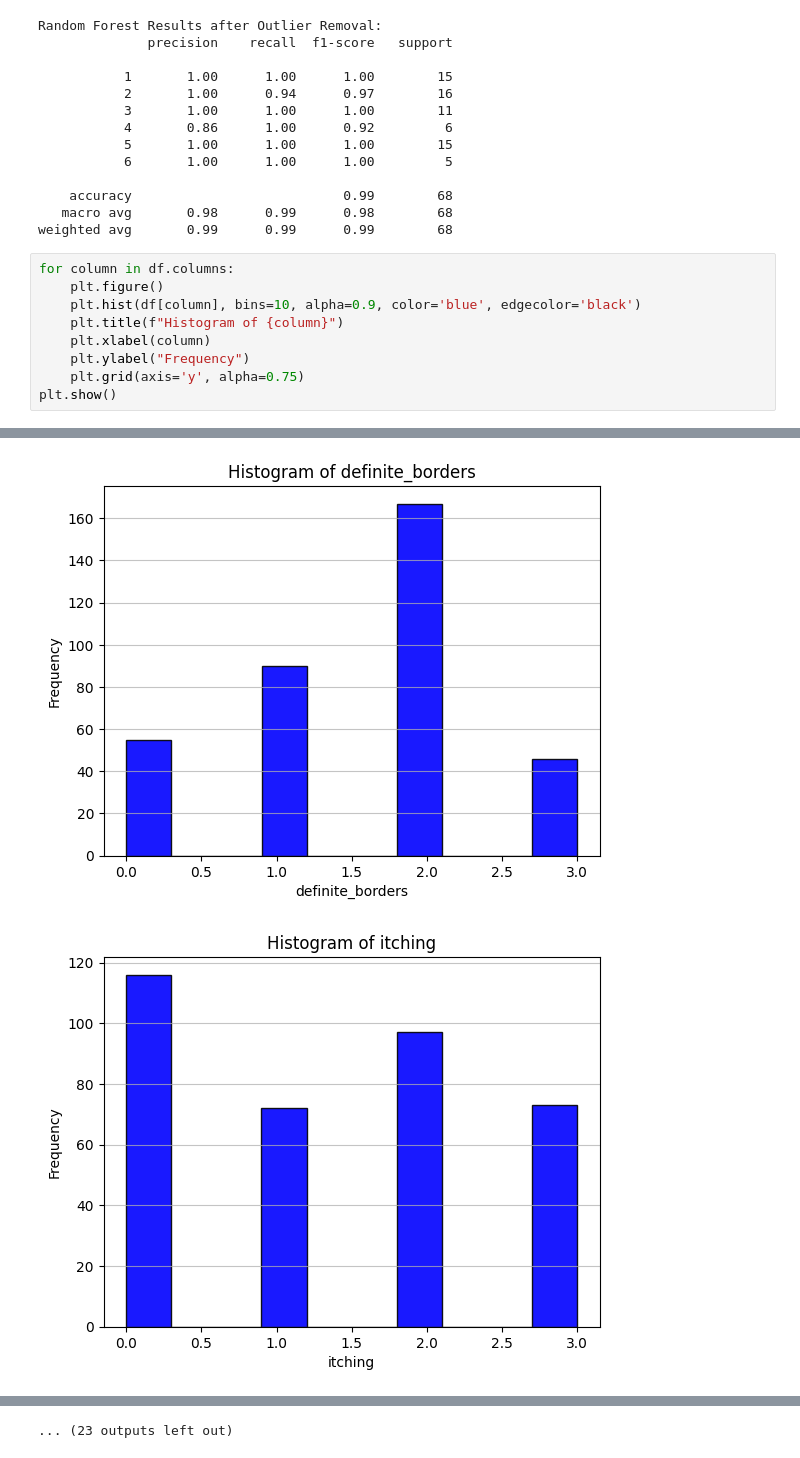
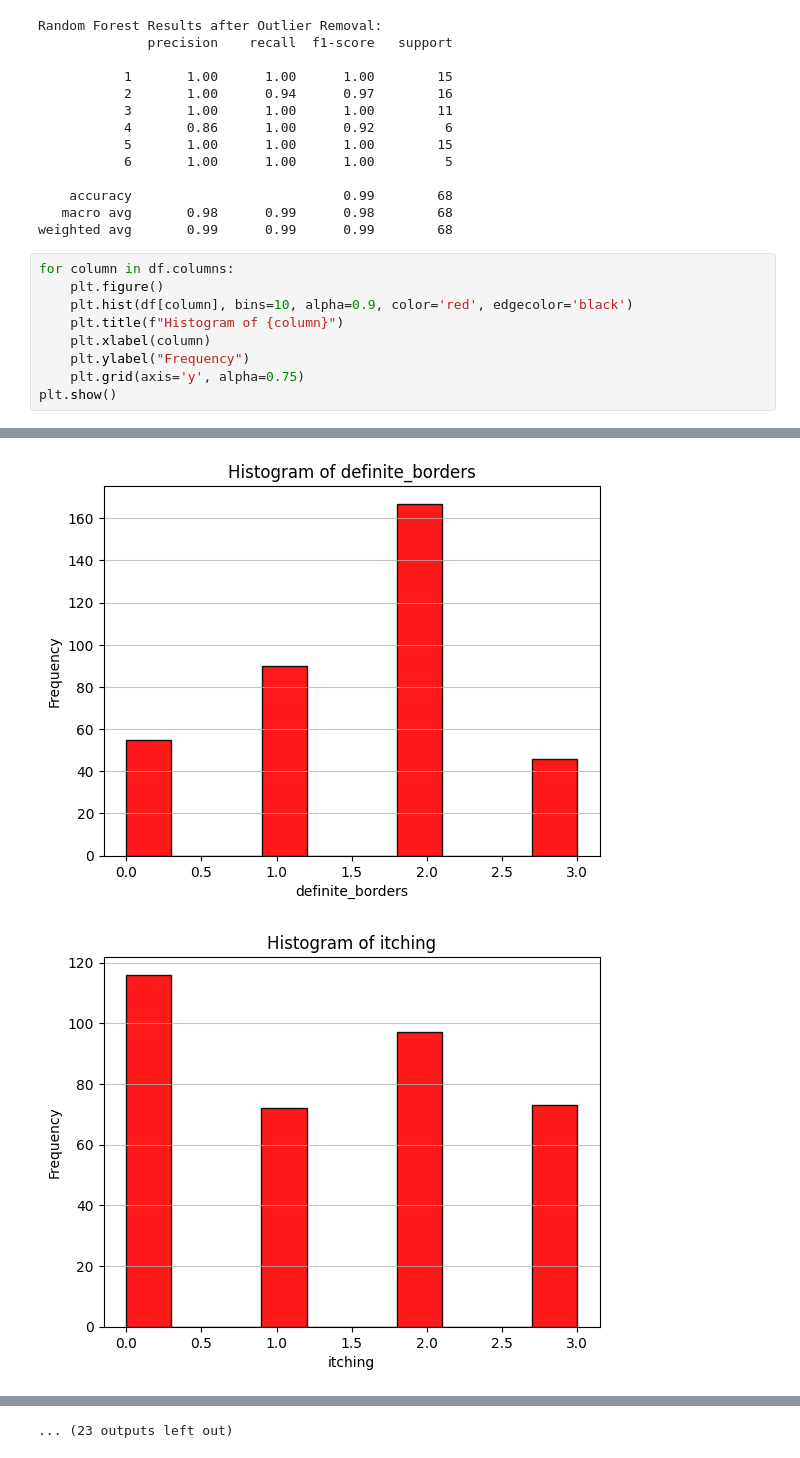
Before and after one commit to Vardhanksai/DAUP-LAB-PE1, a Jupyter notebook: 2203A52152_DAUP_LAB_3.ipynb, the cells around one changed output, grey strips where cells are left out. Drawn from its saved outputs; the diff is of its cells as text.

```diff
--- a/2203A52152_DAUP_LAB_3.ipynb
+++ b/2203A52152_DAUP_LAB_3.ipynb
@@ -115,7 +115,7 @@ weighted avg       0.99      0.99      0.99        68
 # %%
 for column in df.columns:
     plt.figure()
-    plt.hist(df[column], bins=10, alpha=0.9, color='blue', edgecolor='black')
+    plt.hist(df[column], bins=10, alpha=0.9, color='red', edgecolor='black')
     plt.title(f"Histogram of {column}")
     plt.xlabel(column)
     plt.ylabel("Frequency")
@@ -127,2 +127,2 @@ plt.show()
-[figure, old version]
+[figure, new version]
-[figure, old version]
+[figure, new version]
```
Also changed, not shown: parts of 2 cells of this notebook.
